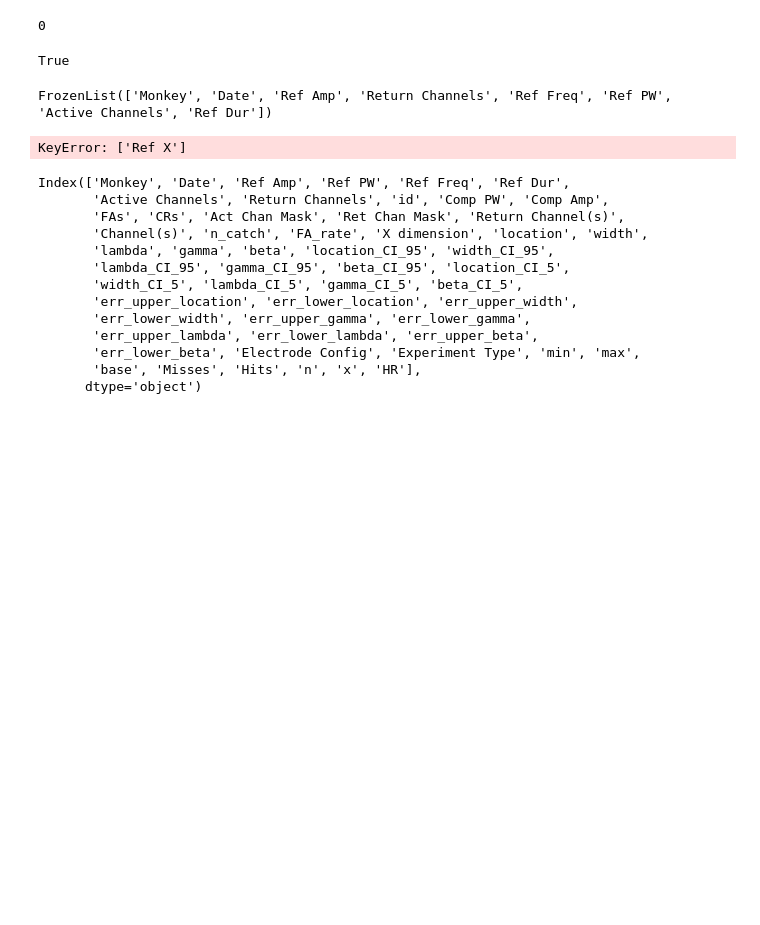
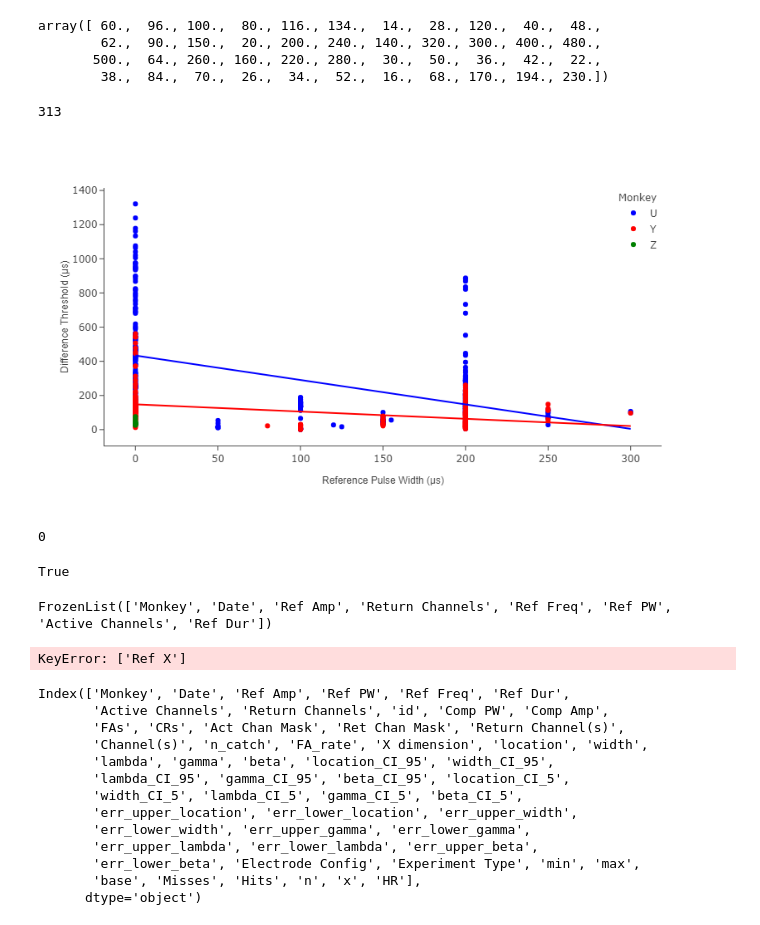
Before and after one commit to schlich/psychoanalyze, a Jupyter notebook: notebooks/scratch.ipynb, the cells around one changed output. Saved outputs shown, nothing was run; the diff lists cells and outputs as text; code cells hidden in the pictures; blank space fills up the shorter version.

```diff
--- a/notebooks/scratch.ipynb
+++ b/notebooks/scratch.ipynb
@@ -12,0 +147,11 @@ sessions = data.load('sessions')
+# %%
+pooled_data['Reference Charge (nC)'].unique()
+# %% [output]
+array([ 60.,  96., 100.,  80., 116., 134.,  14.,  28., 120.,  40.,  48.,
+        62.,  90., 150.,  20., 200., 240., 140., 320., 300., 400., 480.,
+       500.,  64., 260., 160., 220., 280.,  30.,  50.,  36.,  42.,  22.,
+        38.,  84.,  70.,  26.,  34.,  52.,  16.,  68., 170., 194., 230.])
+# %%
+len(pooled_data)
+# %% [output]
+313
@@ -13,3 +166,10 @@ sessions = data.load('sessions')
+# %%
+strength_dur_plot = plot.StrengthDurationPlot(curves)
+fig = strength_dur_plot.plot(regress=True)
+# %%
+fig
+# %% [output]
+[figure, added]
 # %%
 groups = ['Monkey','Channel(s)']
 # %%
```
Also changed, not shown: parts of 17 cells of this notebook, 12 other files.
